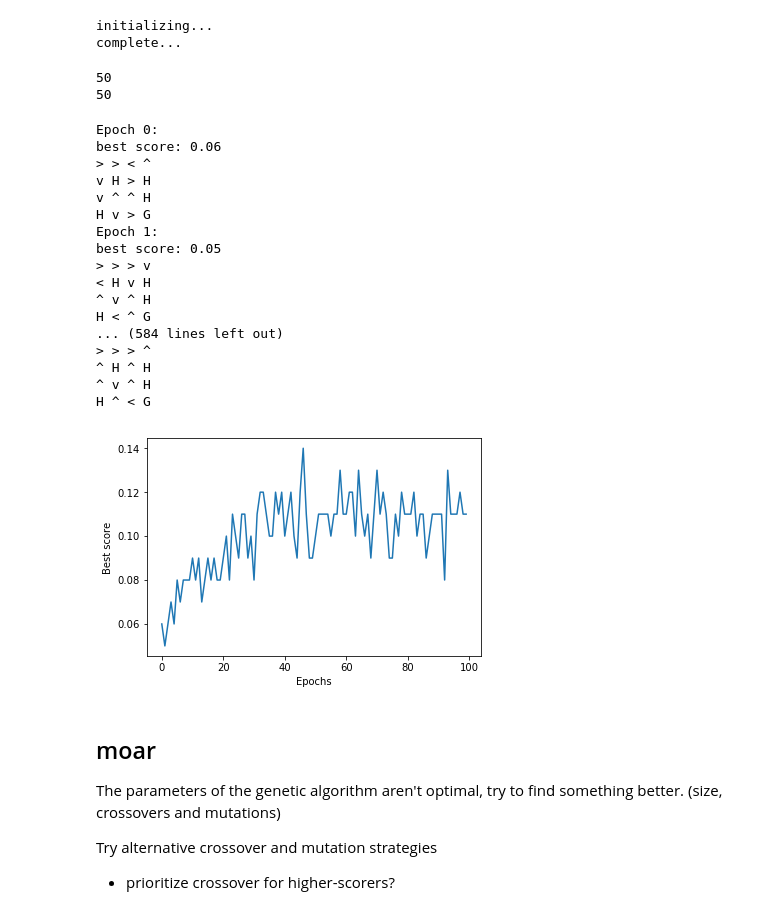
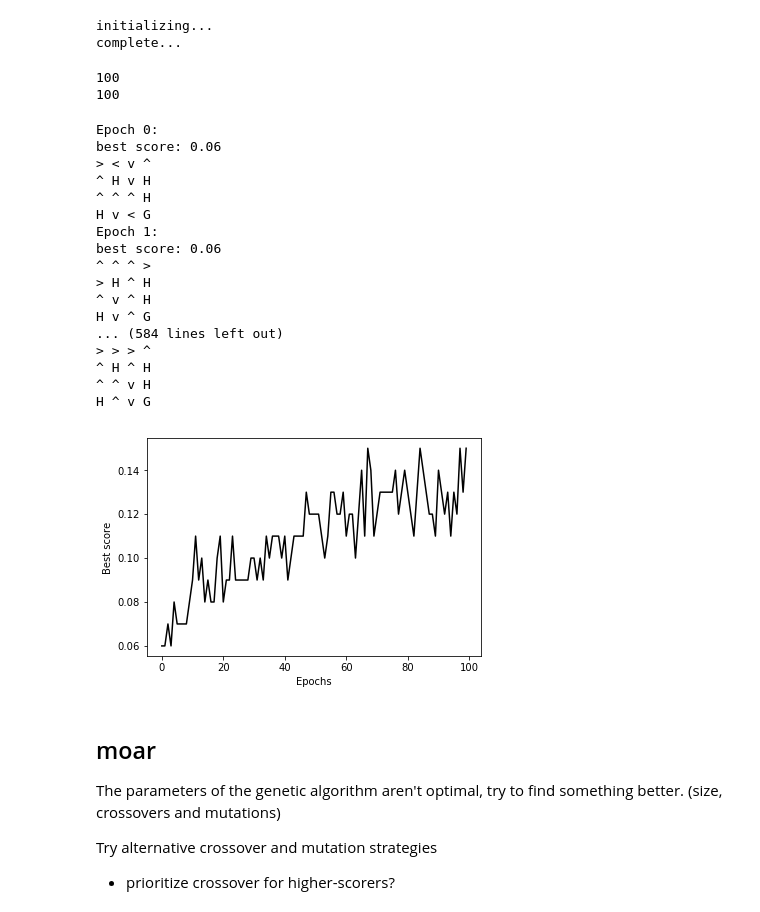
Before and after one commit to y2ee201/Practical_RL, a Jupyter notebook: week0/frozenlake.ipynb, the cells around one changed output. Cells and saved outputs as stored; diff of their text form; code cells hidden in the pictures.

```diff
--- a/week0/frozenlake.ipynb
+++ b/week0/frozenlake.ipynb
@@ -319,9 +337,9 @@ Seems fine!
 # %%
 
 n_epochs = 100 #how many cycles to make
-pool_size = 100 #how many policies to maintain
-n_crossovers = 50 #how many crossovers to make on each step
-n_mutations = 50 #how many mutations to make on each tick
+pool_size = 200 #how many policies to maintain
+n_crossovers = 100 #how many crossovers to make on each step
+n_mutations = 100 #how many mutations to make on each tick
 # %%
 print("initializing...")
 pool = [get_random_policy() for i in range(pool_size)]
@@ -341,8 +359,8 @@ print(len([crossover(pool[i],pool[k]) for i,k in zip(crossover_index[0::2], cros
 mutation_index = np.random.choice(len(pool),n_mutations,replace=True)
 print(len([mutation(pool[i]) for i in mutation_index]))
 # %% [output]
-50
-50
+100
+100
 # %%
 #main loop
 #improvement visualization
@@ -351,7 +369,12 @@ epoch_scores = []
 for epoch in range(n_epochs):
     print("Epoch %s:"%epoch)
 
-    crossover_index = np.random.choice(len(pool),n_crossovers * 2,replace=True)
+    # crossover with no priority
+    # crossover_index = np.random.choice(len(pool),n_crossovers * 2,replace=True)
+
+    # prioritize crossover for higher-scorers
+    crossover_index = np.random.randint(int(len(pool)/3),len(pool),n_crossovers)
+
     mutation_index = np.random.choice(len(pool),n_mutations,replace=True)
 
     crossovered = [crossover(pool[i],pool[k]) for i,k in zip(crossover_index[0::2], crossover_index[1::2])]
@@ -375,31 +398,31 @@ for epoch in range(n_epochs):
 # %% [output]
 Epoch 0:
 best score: 0.06
-> > < ^
-v H > H
-v ^ ^ H
-H v > G
+> < v ^
+^ H v H
+^ ^ ^ H
+H v < G
 Epoch 1:
-best score: 0.05
-> > > v
-< H v H
+best score: 0.06
+^ ^ ^ >
+> H ^ H
 ^ v ^ H
-H < ^ G
+H v ^ G
 ... (584 lines left out)
 > > > ^
 ^ H ^ H
-^ v ^ H
-H ^ < G
+^ ^ v H
+H ^ v G
 # %%
 import matplotlib.pyplot as plt
 %matplotlib inline
 
-plt.plot(epoch_scores)
+plt.plot(epoch_scores, color = 'k')
 plt.ylabel('Best score')
 plt.xlabel('Epochs')
 plt.show()
 # %% [output]
-[figure, old version]
+[figure, new version]
 # %% [markdown]
 ## moar
 
```
Also changed, not shown: parts of 5 cells of this notebook.
